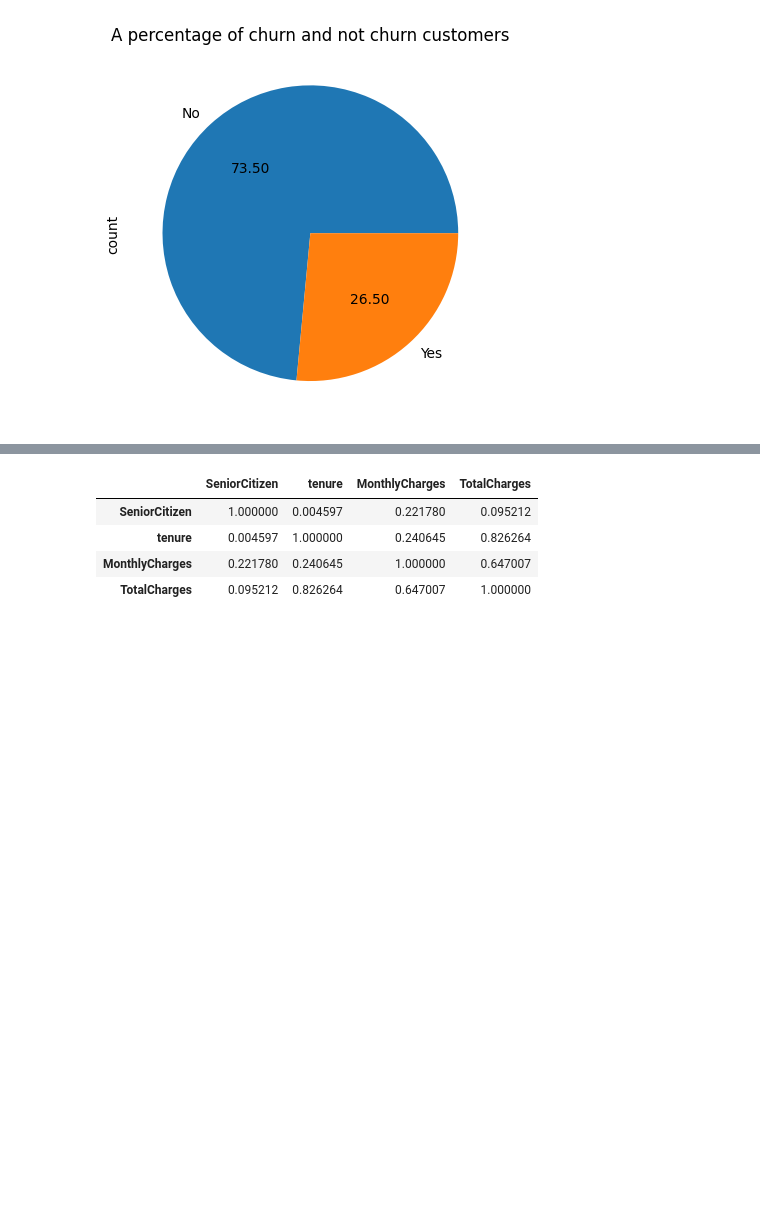
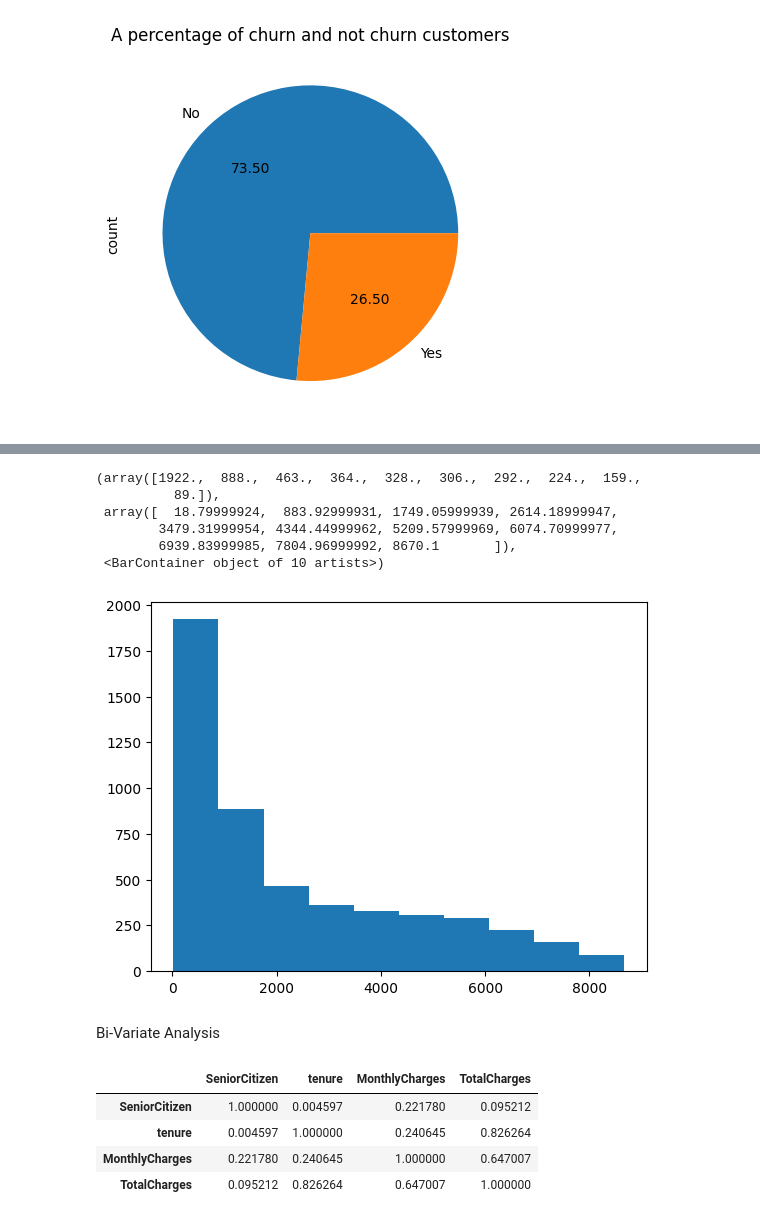
Before and after one commit to EstherAfari/LP-Two-Project, a Jupyter notebook: LP_2_Customer_Churn_Project.ipynb, the cells around one changed output, grey strips where cells are left out. Cells and saved outputs as stored; diff of their text form; code cells hidden in the pictures; blank space fills up the shorter version.

```diff
--- a/LP_2_Customer_Churn_Project.ipynb
+++ b/LP_2_Customer_Churn_Project.ipynb
@@ -661,3 +770,15 @@ plt.show()
+# %%
+plt.hist(final_df['TotalCharges'])
+# %% [output]
+(array([1922.,  888.,  463.,  364.,  328.,  306.,  292.,  224.,  159.,
+          89.]),
+ array([  18.79999924,  883.92999931, 1749.05999939, 2614.18999947,
+        3479.31999954, 4344.44999962, 5209.57999969, 6074.70999977,
+        6939.83999985, 7804.96999992, 8670.1       ]),
+ <BarContainer object of 10 artists>)
+[figure, added]
+# %% [markdown]
+Bi-Variate Analysis
 # %%
 correlation = final_df.corr(numeric_only=True)
 correlation
```
Also changed, not shown: parts of 29 cells of this notebook, 2 other files.
